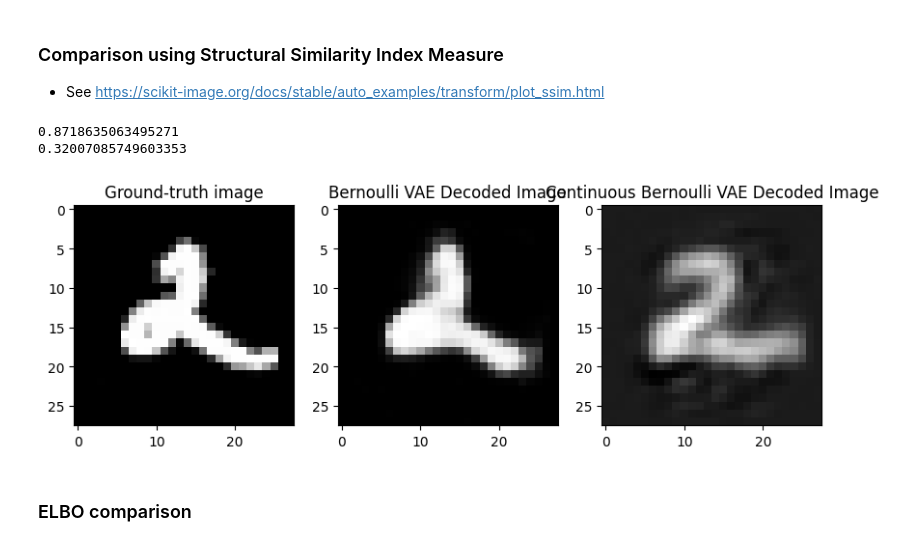
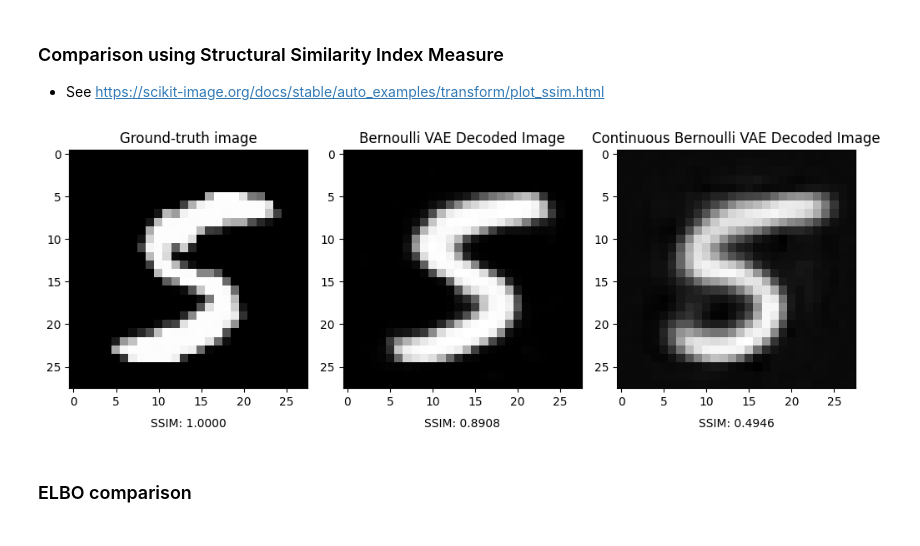
Before and after one commit to MadsFrandsen/PML-Exam, a Jupyter notebook: A.ipynb, the cells around one changed output. Drawn from its saved outputs; the diff is of its cells as text; code cells hidden in the pictures.

```diff
--- a/A.ipynb
+++ b/A.ipynb
@@ -224,10 +211,13 @@ EPOCHS = 100
 model_cb = VAE(hidden_dims=[500, 500, 20, 500, 500]) # NOTE: 20D latent space
 optimizer = optim.Adam(model_cb.parameters(), lr=1e-3)
 # %%
-train_loss_vals_total = []
-test_loss_vals_total = []
-for e in range(1, EPOCHS+1):
-    train_loss_vals = train(model_cb, epoch=e, train_loader=train_loader, loss=loss_cb)
-    test_loss_vals = test(model_cb, epoch=e, test_loader=test_loader, loss=loss_cb)
-    train_loss_vals_total.append(train_loss_vals)
-    test_loss_vals_total.append(test_loss_vals)
+if train:
+    train_loss_vals_total = []
+    test_loss_vals_total = []
+    for e in range(1, EPOCHS+1):
+        train_loss_vals = train(model_cb, epoch=e, train_loader=train_loader, loss=loss_cb)
+        test_loss_vals = test(model_cb, epoch=e, test_loader=test_loader, loss=loss_cb)
+        train_loss_vals_total.append(train_loss_vals)
+        test_loss_vals_total.append(test_loss_vals)
+else:
+    model_cb.load_state_dict(torch.load('./trained_models/Continuous_Bernoulli_VAE', map_location=device))
@@ -326,32 +293,37 @@ draw_sample_image(model_cb_samples, "Continuous Bernouli VAE Generated Images")
 ### Comparison using Structural Similarity Index Measure
 - See https://scikit-image.org/docs/stable/auto_examples/transform/plot_ssim.html
 # %%
-idx = 30
+idx = 4
 img = lst[0][idx].view(28, 28)
 
 model_img, _, _ = model.forward(lst[0][idx].to(device))
 model_cb_img, _, _ = model_cb.forward(lst[0][idx].to(device))
 
 imm = img.detach().cpu().numpy()
 imm2 = model_img.view(28, 28).detach().cpu().numpy()
 imm3 = model_cb_img.view(28, 28).detach().cpu().numpy()
 
-print(ssim(imm, imm2, data_range=imm.max() - imm.min()))
-print(ssim(imm, imm3, data_range=imm.max() - imm.min()))
 
 f, axarr = plt.subplots(1,3)
 axarr[0].imshow(img.detach().cpu().numpy(), cmap='gray')
 axarr[0].set_title('Ground-truth image')
 axarr[1].imshow(model_img.view(28, 28).detach().cpu().numpy(), cmap='gray')
 axarr[1].set_title('Bernoulli VAE Decoded Image')
 axarr[2].imshow(model_cb_img.view(28, 28).detach().cpu().numpy(), cmap='gray')
 axarr[2].set_title('Continuous Bernoulli VAE Decoded Image')
 
+ssim0 = ssim(imm, imm, data_range=imm.max() - imm.min())
+ssim1 = ssim(imm, imm2, data_range=imm.max() - imm.min())
+ssim2 = ssim(imm, imm3, data_range=imm.max() - imm.min())
+
+axarr[0].text(0.5, -0.15, f'SSIM: {ssim0:.4f}', ha='center', va='center', transform=axarr[0].transAxes)
+axarr[1].text(0.5, -0.15, f'SSIM: {ssim1:.4f}', ha='center', va='center', transform=axarr[1].transAxes)
+axarr[2].text(0.5, -0.15, f'SSIM: {ssim2:.4f}', ha='center', va='center', transform=axarr[2].transAxes)
+
+plt.tight_layout()
 plt.show()
 # %% [output]
-0.8718635063495271
-0.32007085749603353
-[figure, old version]
+[figure, new version]
 # %% [markdown]
 ### ELBO comparison
 # %%
```
Also changed, not shown: parts of 16 cells of this notebook.
